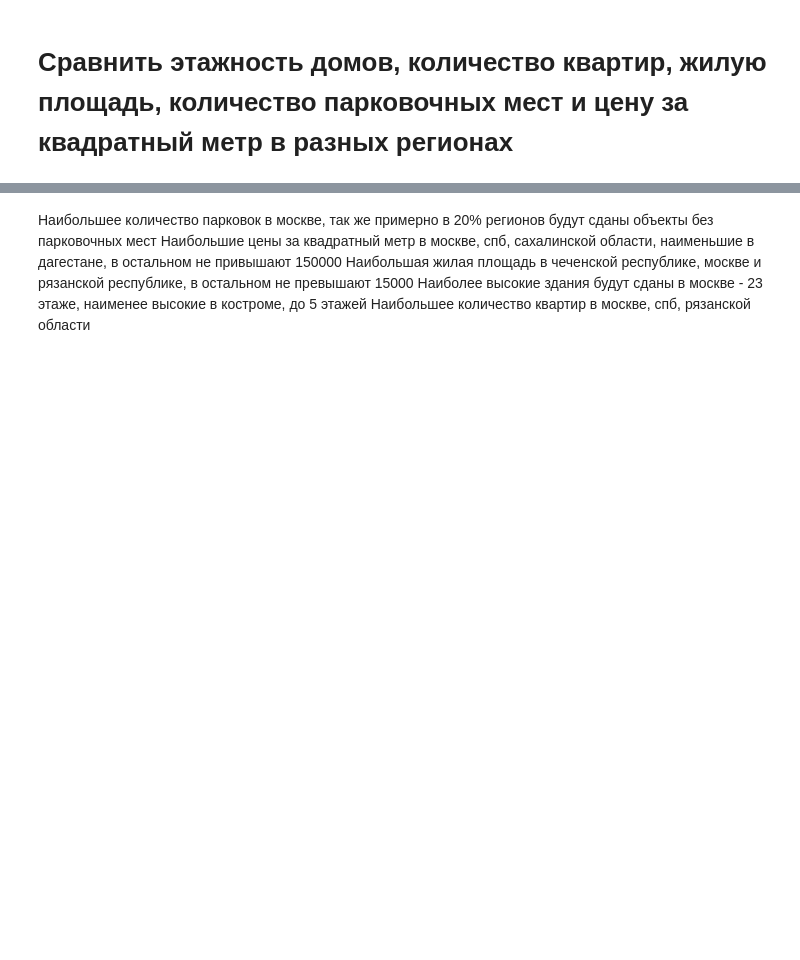
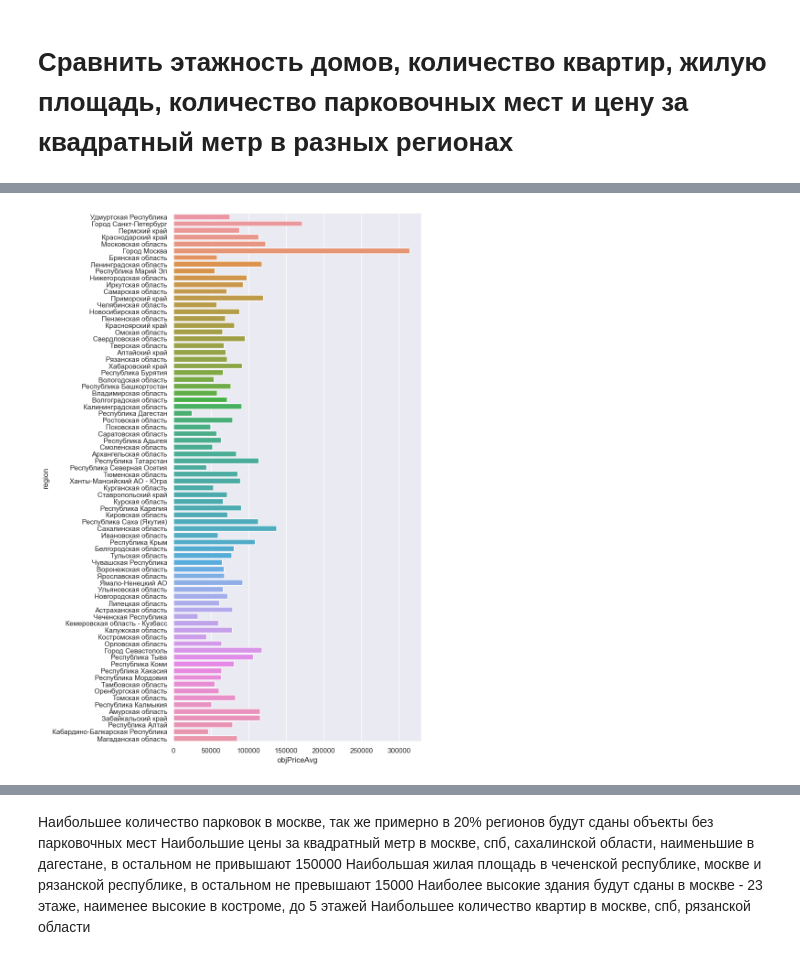
Before and after one commit to scryptan/python_hw, a Jupyter notebook: First_hw_OOP.ipynb, the cells around one changed output, grey strips where cells are left out. Cells and saved outputs as stored; diff of their text form; code cells hidden in the pictures; blank space fills up the shorter version.

```diff
--- a/First_hw_OOP.ipynb
+++ b/First_hw_OOP.ipynb
@@ -172,16 +185,24 @@ regions_dict
  92: 'Город Севастополь'}
 # %% [markdown]
 #  Рассчитать средние цены за квадратный метр по регионам.
+# %%
+class Visualizer:
+    def __init__(self, data, options):
+        self.data = data
+        self.__options = options
+
+    def make_barplot(self, x, y, hue = None):
+        sns.set_theme()
+        sns.set(rc = self.__options)
+        sns.barplot(x = x, y = y, hue = hue, data = self.data, errorbar=None)
 # %%
 df_for_price = df.copy().dropna(subset=['objPriceAvg'])
 pd.set_option('display.max_columns', None)
 mean_prices_by_region = df_for_price.replace({"region": regions_dict}).groupby(['region'])['objPriceAvg'].mean()
 
-sns.set_theme()
-
 prices_df = mean_prices_by_region.reset_index()
 prices_df.columns = ['regions', 'costs']
 
-sns.set(rc = {'figure.figsize':(7,15)})
-sns.barplot(y = 'regions', x = 'costs', data = prices_df, errorbar=None)
+prices_vis = Visualizer(prices_df,{'figure.figsize':(7,15)})
+prices_vis.make_barplot('costs', 'regions')
 # %% [output]
@@ -197,9 +217,9 @@ df_region_year = df.copy().replace({"region": regions_dict})
 df_region_year['objReady100PercDt'] = pd.to_datetime(df_region_year['objReady100PercDt']).dt.year
 df_region_year = df_region_year.rename(columns={'objReady100PercDt':'year', 'id':'amount'})
 
-sns.set(rc = {'figure.figsize':(7,180)})
-
 df_res = df_region_year.groupby(['year', 'region']).count().reset_index()
 
-sns.barplot(x = 'amount', y = 'region', hue='year', data = df_res, errorbar=None)
+
+reigons_vis = Visualizer(df_res, {'figure.figsize':(7,180)})
+reigons_vis.make_barplot('amount', 'region', 'year')
 # %% [output]
@@ -220,12 +239,6 @@ df_region = df.copy().replace({"region": regions_dict})
 df_region = df_region.dropna(subset=['objPriceAvg','objSquareLiving','objFloorCnt','objFlatCnt'])
 df_region = df_region[['region', 'objPriceAvg','objSquareLiving','objFloorCnt','objFlatCnt', 'objElemParkingCnt']]
 
-fig, axs = plt.subplots(nrows=5)
-
-sns.set(rc = {'figure.figsize':(7,180)})
-sns.barplot(y = 'region', x = 'objElemParkingCnt', data = df_region, ax = axs[0], errorbar=None)
-sns.barplot(y = 'region', x = 'objPriceAvg', data = df_region, ax = axs[1], errorbar=None)
-sns.barplot(y = 'region', x = 'objSquareLiving', data = df_region, ax = axs[2], errorbar=None)
-sns.barplot(y = 'region', x = 'objFloorCnt', data = df_region, ax = axs[3], errorbar=None)
-sns.barplot(y = 'region', x = 'objFlatCnt', data = df_region, ax = axs[4], errorbar=None)
+complex_vis = Visualizer(df_region, {'figure.figsize':(7,15)})
+complex_vis.make_barplot('objElemParkingCnt', 'region')
 # %% [output]
@@ -233,0 +246,4 @@ sns.barplot(y = 'region', x = 'objFlatCnt', data = df_region, ax = axs[4], error
+# %%
+complex_vis.make_barplot('objPriceAvg', 'region')
+# %% [output]
+[figure, added]
```
Also changed, not shown: parts of 13 cells of this notebook.
